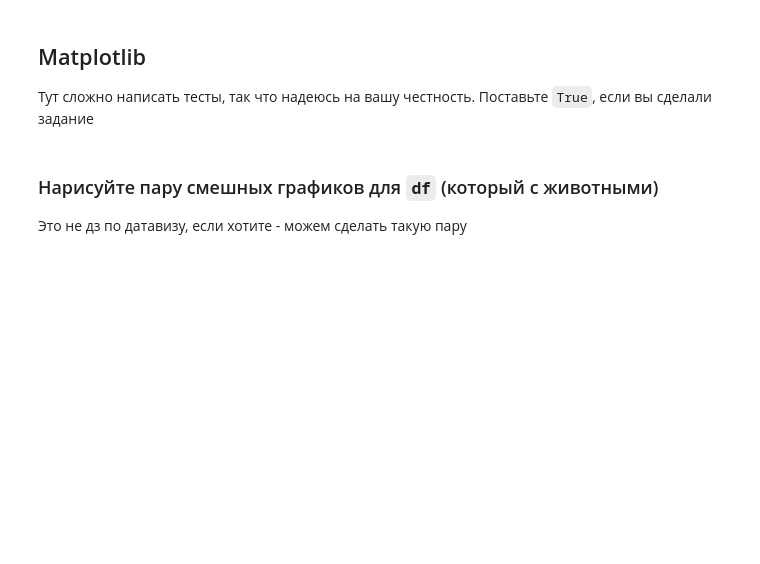
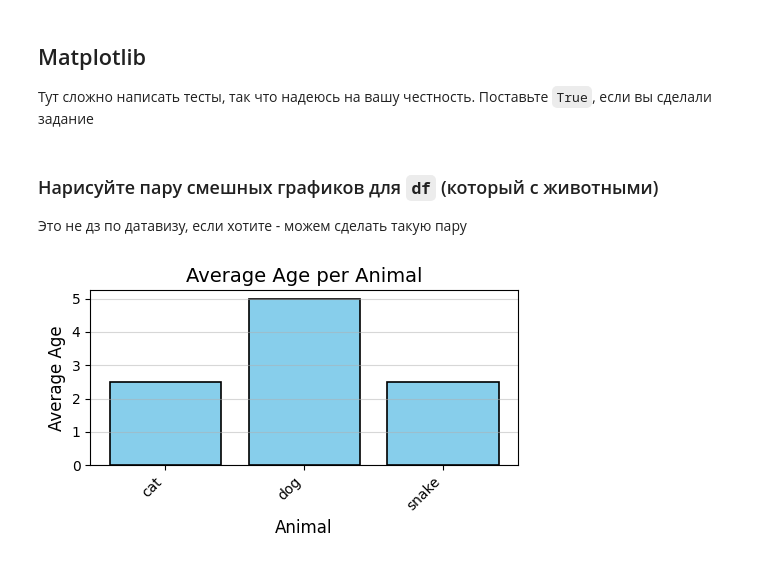
Before and after one commit to vvvvtrt/MLPractice, a Jupyter notebook: homework1/homework.ipynb, the cells around one changed output. Drawn from its saved outputs; the diff is of its cells as text; code cells hidden in the pictures; blank space fills up the shorter version.

```diff
--- a/homework1/homework.ipynb
+++ b/homework1/homework.ipynb
@@ -126,3 +99,16 @@ def threesome():
 # %% [markdown]
 ### Нарисуйте пару смешных графиков для `df` (который с животными)
 Это не дз по датавизу, если хотите - можем сделать такую пару
+# %%
+average_age_per_animal = df.groupby('animal')['age'].mean().reset_index()
+plt.figure(figsize=(5, 3))
+plt.bar(average_age_per_animal['animal'], average_age_per_animal['age'], color='skyblue', edgecolor='black', linewidth=1.2)
+plt.xlabel('Animal', fontsize=12)
+plt.ylabel('Average Age', fontsize=12)
+plt.title('Average Age per Animal', fontsize=14)
+plt.grid(axis='y', alpha=0.5)
+plt.xticks(rotation=45, ha='right')
+plt.tight_layout()
+plt.show()
+# %% [output]
+[figure, added]
```
Also changed, not shown: parts of 13 cells of this notebook.
